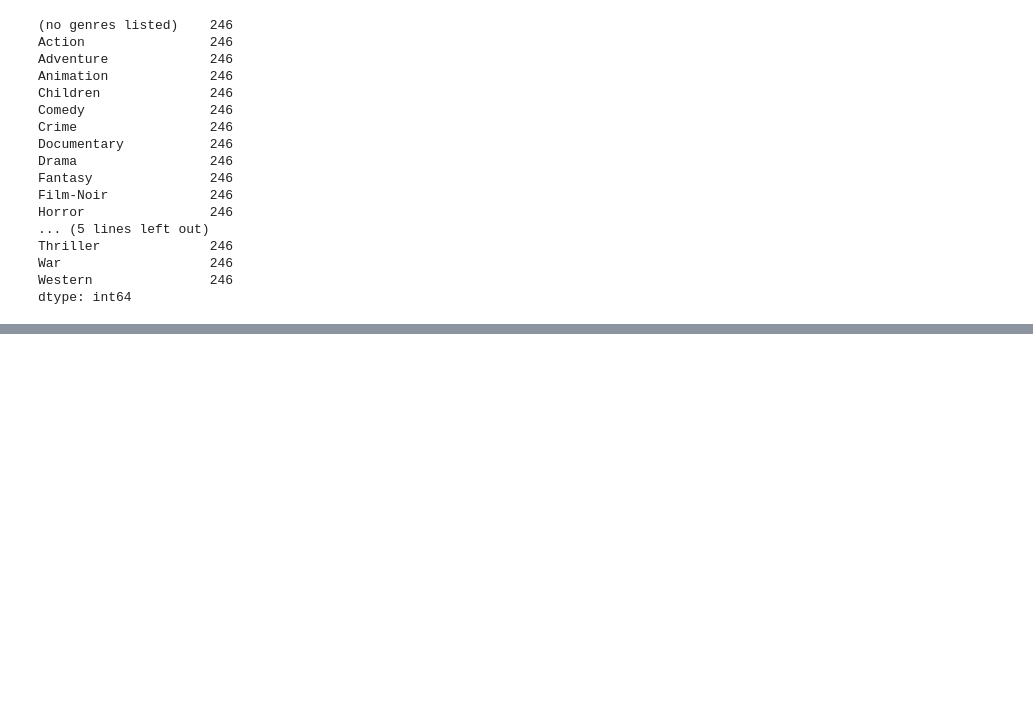
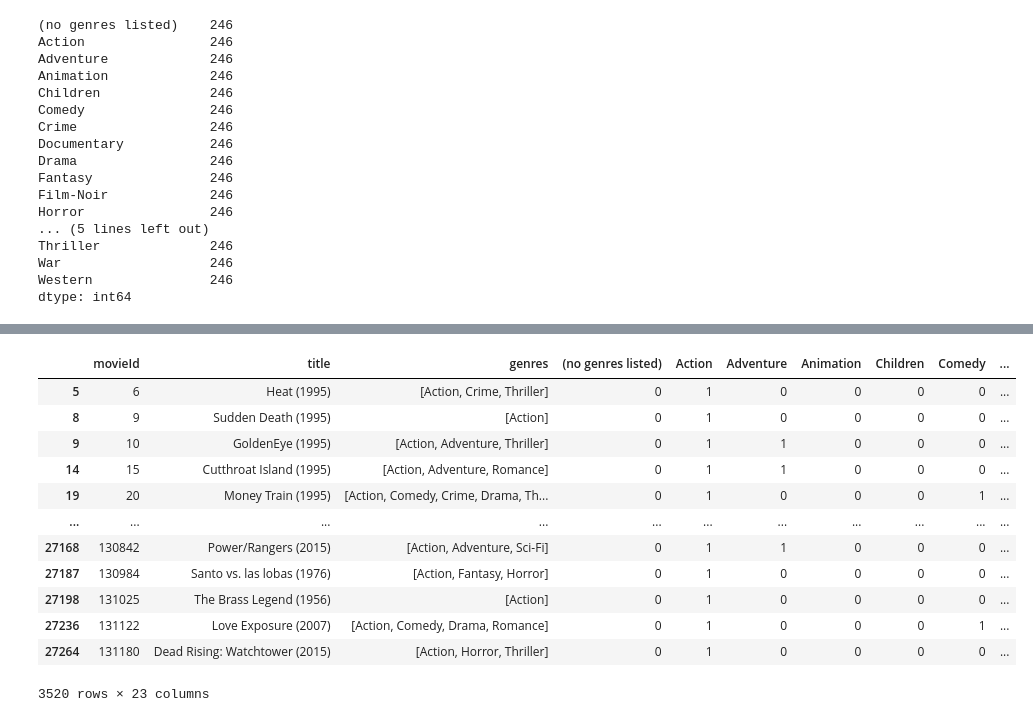
Before and after one commit to Soham-KT/Minor-Project-Personalised-Recommendation-System, a Jupyter notebook: Recommendation Engine/analysis.ipynb, the cells around one changed output, grey strips where cells are left out. Saved outputs shown, nothing was run; the diff lists cells and outputs as text; code cells hidden in the pictures; blank space fills up the shorter version.

Commit message:
analysis of movies data and prototype of recommendation engine

```diff
--- a/Recommendation Engine/analysis.ipynb
+++ b/Recommendation Engine/analysis.ipynb
@@ -127,3 +127,5 @@ Thriller              246
 War                   246
 Western               246
 dtype: int64
+# %%
+movies = pd.concat([movies, genres_df], axis=1)
@@ -129,0 +142,16 @@ dtype: int64
+# %%
+movies[movies['Action'] == 1]
+# %% [output]
+|  | movieId | title | genres | (no genres listed) | Action | Adventure | Animation | Children | Comedy | ... |
+| 5 | 6 | Heat (1995) | [Action, Crime, Thriller] | 0 | 1 | 0 | 0 | 0 | 0 | ... |
+| 8 | 9 | Sudden Death (1995) | [Action] | 0 | 1 | 0 | 0 | 0 | 0 | ... |
+| 9 | 10 | GoldenEye (1995) | [Action, Adventure, Thriller] | 0 | 1 | 1 | 0 | 0 | 0 | ... |
+| 14 | 15 | Cutthroat Island (1995) | [Action, Adventure, Romance] | 0 | 1 | 1 | 0 | 0 | 0 | ... |
+| 19 | 20 | Money Train (1995) | [Action, Comedy, Crime, Drama, Th... | 0 | 1 | 0 | 0 | 0 | 1 | ... |
+| ... | ... | ... | ... | ... | ... | ... | ... | ... | ... | ... |
+| 27168 | 130842 | Power/Rangers (2015) | [Action, Adventure, Sci-Fi] | 0 | 1 | 1 | 0 | 0 | 0 | ... |
+| 27187 | 130984 | Santo vs. las lobas (1976) | [Action, Fantasy, Horror] | 0 | 1 | 0 | 0 | 0 | 0 | ... |
+| 27198 | 131025 | The Brass Legend (1956) | [Action] | 0 | 1 | 0 | 0 | 0 | 0 | ... |
+| 27236 | 131122 | Love Exposure (2007) | [Action, Comedy, Drama, Romance] | 0 | 1 | 0 | 0 | 0 | 1 | ... |
+| 27264 | 131180 | Dead Rising: Watchtower (2015) | [Action, Horror, Thriller] | 0 | 1 | 0 | 0 | 0 | 0 | ... |
+3520 rows × 23 columns
```
Also changed, not shown: parts of 1 cell of this notebook.
